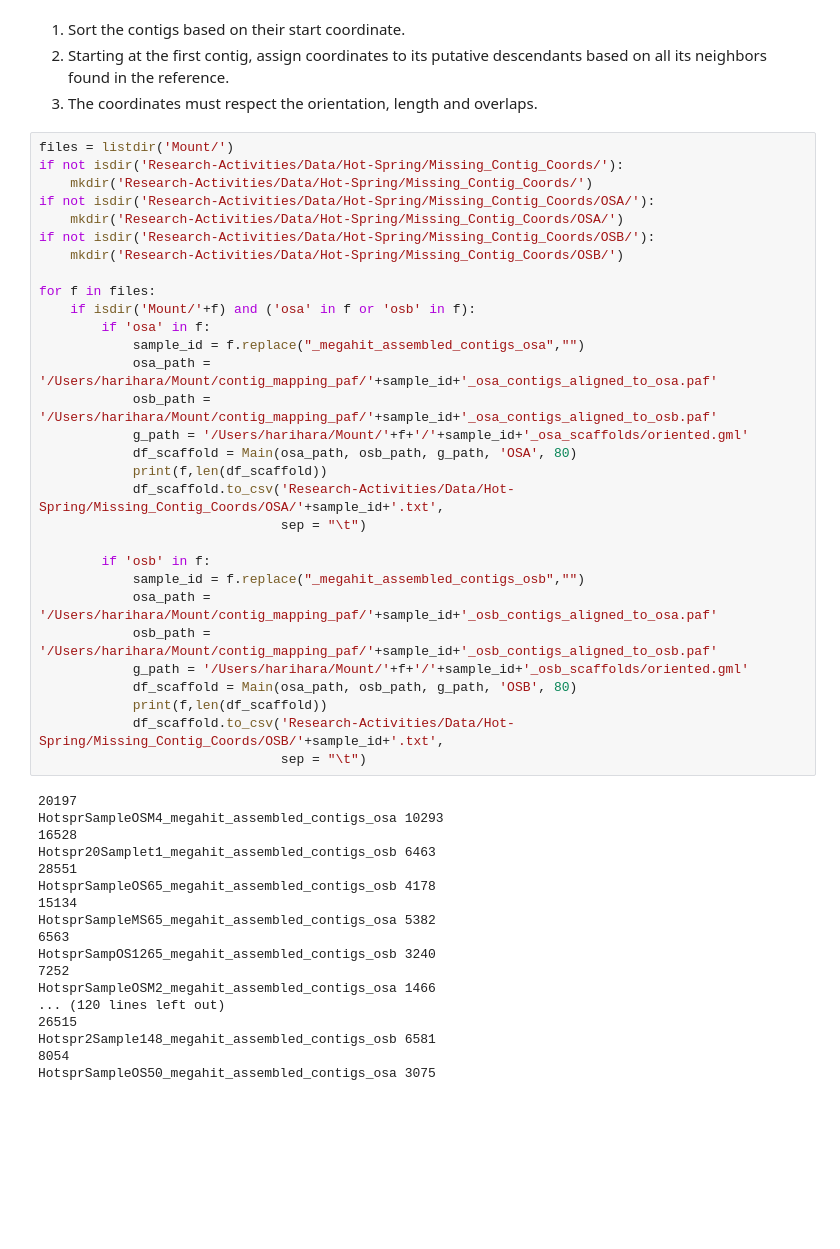
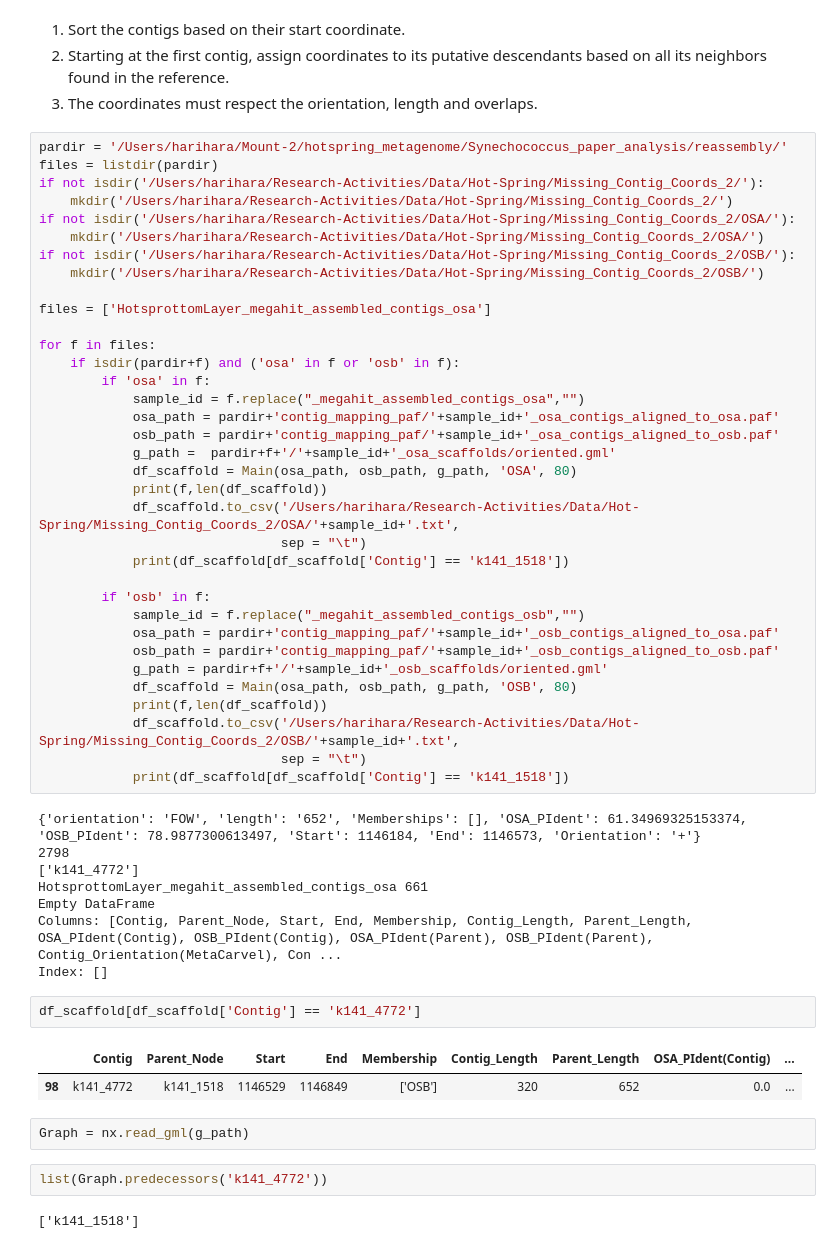
Before and after one commit to hsmurali/Hot_Springs_Analysis, a Jupyter notebook: Scripts/Strain-Analysis/Synechococcus_Paper/Study_Unaligned_Contigs.ipynb, the cells around one changed output. Drawn from its saved outputs; the diff is of its cells as text; blank space fills up the shorter version.

Commit message:
Minor changes to pycircos... Major changes to coordinate assignment

```diff
--- a/Scripts/Strain-Analysis/Synechococcus_Paper/Study_Unaligned_Contigs.ipynb
+++ b/Scripts/Strain-Analysis/Synechococcus_Paper/Study_Unaligned_Contigs.ipynb
@@ -223,50 +227,56 @@ def Main(osa_path, osb_path, Graph_path, genome, quality_cutoff):
 2. Starting at the first contig, assign coordinates to its putative descendants based on all its neighbors found in the reference.
 3. The coordinates must respect the orientation, length and overlaps.
 # %%
-files = listdir('Mount/')
-if not isdir('Research-Activities/Data/Hot-Spring/Missing_Contig_Coords/'):
-    mkdir('Research-Activities/Data/Hot-Spring/Missing_Contig_Coords/')
-if not isdir('Research-Activities/Data/Hot-Spring/Missing_Contig_Coords/OSA/'):
-    mkdir('Research-Activities/Data/Hot-Spring/Missing_Contig_Coords/OSA/')
-if not isdir('Research-Activities/Data/Hot-Spring/Missing_Contig_Coords/OSB/'):
-    mkdir('Research-Activities/Data/Hot-Spring/Missing_Contig_Coords/OSB/')
+pardir = '/Users/harihara/Mount-2/hotspring_metagenome/Synechococcus_paper_analysis/reassembly/'
+files = listdir(pardir)
+if not isdir('/Users/harihara/Research-Activities/Data/Hot-Spring/Missing_Contig_Coords_2/'):
+    mkdir('/Users/harihara/Research-Activities/Data/Hot-Spring/Missing_Contig_Coords_2/')
+if not isdir('/Users/harihara/Research-Activities/Data/Hot-Spring/Missing_Contig_Coords_2/OSA/'):
+    mkdir('/Users/harihara/Research-Activities/Data/Hot-Spring/Missing_Contig_Coords_2/OSA/')
+if not isdir('/Users/harihara/Research-Activities/Data/Hot-Spring/Missing_Contig_Coords_2/OSB/'):
+    mkdir('/Users/harihara/Research-Activities/Data/Hot-Spring/Missing_Contig_Coords_2/OSB/')
+
+files = ['HotsprottomLayer_megahit_assembled_contigs_osa']
 
 for f in files:
-    if isdir('Mount/'+f) and ('osa' in f or 'osb' in f):
+    if isdir(pardir+f) and ('osa' in f or 'osb' in f):
         if 'osa' in f:
             sample_id = f.replace("_megahit_assembled_contigs_osa","")
-            osa_path = '/Users/harihara/Mount/contig_mapping_paf/'+sample_id+'_osa_contigs_aligned_to_osa.paf'
-            osb_path = '/Users/harihara/Mount/contig_mapping_paf/'+sample_id+'_osa_contigs_aligned_to_osb.paf'
-            g_path = '/Users/harihara/Mount/'+f+'/'+sample_id+'_osa_scaffolds/oriented.gml'
+            osa_path = pardir+'contig_mapping_paf/'+sample_id+'_osa_contigs_aligned_to_osa.paf'
+            osb_path = pardir+'contig_mapping_paf/'+sample_id+'_osa_contigs_aligned_to_osb.paf'
+            g_path =  pardir+f+'/'+sample_id+'_osa_scaffolds/oriented.gml'
             df_scaffold = Main(osa_path, osb_path, g_path, 'OSA', 80)
             print(f,len(df_scaffold))
-            df_scaffold.to_csv('Research-Activities/Data/Hot-Spring/Missing_Contig_Coords/OSA/'+sample_id+'.txt',
+            df_scaffold.to_csv('/Users/harihara/Research-Activities/Data/Hot-Spring/Missing_Contig_Coords_2/OSA/'+sample_id+'.txt',
                                sep = "\t")
+            print(df_scaffold[df_scaffold['Contig'] == 'k141_1518'])
 
         if 'osb' in f:
             sample_id = f.replace("_megahit_assembled_contigs_osb","")
-            osa_path = '/Users/harihara/Mount/contig_mapping_paf/'+sample_id+'_osb_contigs_aligned_to_osa.paf'
-            osb_path = '/Users/harihara/Mount/contig_mapping_paf/'+sample_id+'_osb_contigs_aligned_to_osb.paf'
-            g_path = '/Users/harihara/Mount/'+f+'/'+sample_id+'_osb_scaffolds/oriented.gml'
+            osa_path = pardir+'contig_mapping_paf/'+sample_id+'_osb_contigs_aligned_to_osa.paf'
+            osb_path = pardir+'contig_mapping_paf/'+sample_id+'_osb_contigs_aligned_to_osb.paf'
+            g_path = pardir+f+'/'+sample_id+'_osb_scaffolds/oriented.gml'
             df_scaffold = Main(osa_path, osb_path, g_path, 'OSB', 80)
             print(f,len(df_scaffold))
-            df_scaffold.to_csv('Research-Activities/Data/Hot-Spring/Missing_Contig_Coords/OSB/'+sample_id+'.txt',
+            df_scaffold.to_csv('/Users/harihara/Research-Activities/Data/Hot-Spring/Missing_Contig_Coords_2/OSB/'+sample_id+'.txt',
                                sep = "\t")
+            print(df_scaffold[df_scaffold['Contig'] == 'k141_1518'])
 # %% [output]
-20197
-HotsprSampleOSM4_megahit_assembled_contigs_osa 10293
-16528
-Hotspr20Samplet1_megahit_assembled_contigs_osb 6463
-28551
-HotsprSampleOS65_megahit_assembled_contigs_osb 4178
-15134
-HotsprSampleMS65_megahit_assembled_contigs_osa 5382
-6563
-HotsprSampOS1265_megahit_assembled_contigs_osb 3240
-7252
-HotsprSampleOSM2_megahit_assembled_contigs_osa 1466
-... (120 lines left out)
-26515
-Hotspr2Sample148_megahit_assembled_contigs_osb 6581
-8054
-HotsprSampleOS50_megahit_assembled_contigs_osa 3075
+{'orientation': 'FOW', 'length': '652', 'Memberships': [], 'OSA_PIdent': 61.34969325153374, 'OSB_PIdent': 78.9877300613497, 'Start': 1146184, 'End': 1146573, 'Orientation': '+'}
+2798
+['k141_4772']
+HotsprottomLayer_megahit_assembled_contigs_osa 661
+Empty DataFrame
+Columns: [Contig, Parent_Node, Start, End, Membership, Contig_Length, Parent_Length, OSA_PIdent(Contig), OSB_PIdent(Contig), OSA_PIdent(Parent), OSB_PIdent(Parent), Contig_Orientation(MetaCarvel), Con ...
+Index: []
+# %%
+df_scaffold[df_scaffold['Contig'] == 'k141_4772']
+# %% [output]
+|  | Contig | Parent_Node | Start | End | Membership | Contig_Length | Parent_Length | OSA_PIdent(Contig) | ... |
+| 98 | k141_4772 | k141_1518 | 1146529 | 1146849 | ['OSB'] | 320 | 652 | 0.0 | ... |
+# %%
+Graph = nx.read_gml(g_path)
+# %%
+list(Graph.predecessors('k141_4772'))
+# %% [output]
+['k141_1518']
```
Also changed, not shown: parts of 3 cells of this notebook, 3 other files.
